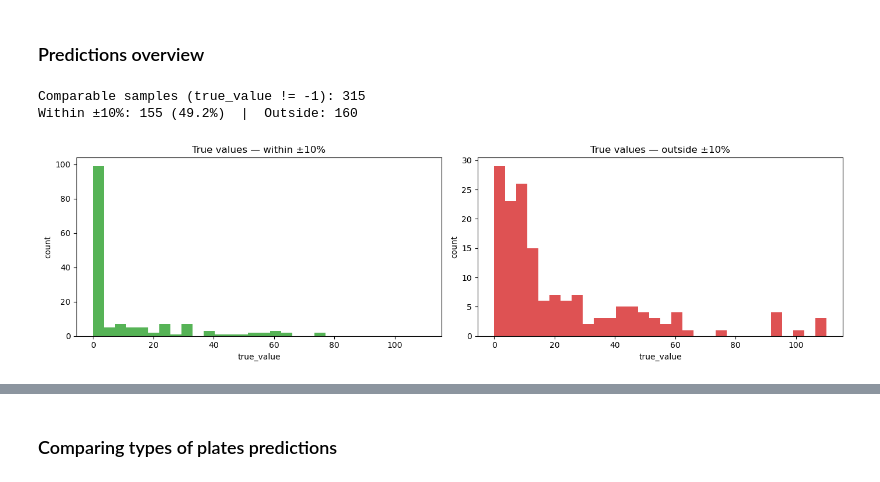
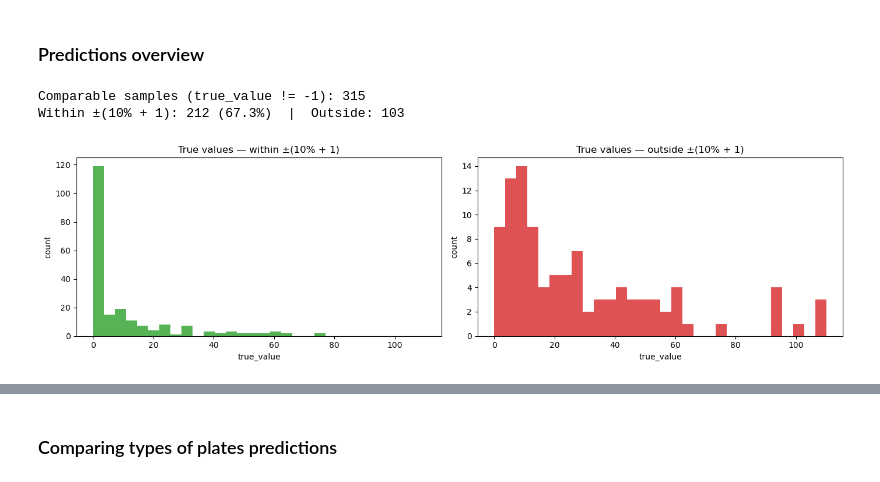
Before and after one commit to JulienErblandEPFL/Colony_counter, a Jupyter notebook: data_analysis.ipynb, the cells around one changed output, grey strips where cells are left out. Cells and saved outputs as stored; diff of their text form; code cells hidden in the pictures.

Commit message:
New margin of error : 10%+1

```diff
--- a/data_analysis.ipynb
+++ b/data_analysis.ipynb
@@ -527,13 +527,19 @@ else:
 ### Predictions overview
 # %%
 
-# Nouvelle cellule : comparaison predicted_count vs true_value (marge 10%)
+# Nouvelle cellule : comparaison predicted_count vs true_value (marge 10% + 1)
 import pandas as pd
 import numpy as np
 import matplotlib.pyplot as plt
 
-PRED_CSV = "pipeline_results_augmented.csv"
-preds = pd.read_csv(PRED_CSV)
+PRED_CSV = "z.csv"
+# Si le fichier n'existe pas, commentez la ligne ci-dessous ou adaptez le chemin
+try:
+    preds = pd.read_csv(PRED_CSV)
+except FileNotFoundError:
+    print(f"Fichier {PRED_CSV} introuvable. Assurez-vous qu'il est dans le répertoire.")
+    # Pour l'exemple, on peut créer un DataFrame vide ou simuler des données si nécessaire
+    preds = pd.DataFrame(columns=['predicted_count', 'true_value'])
 
 # Coerce en numérique (les cases vides deviennent NaN)
 preds['predicted_count'] = pd.to_numeric(preds['predicted_count'], errors='coerce')
@@ -542,71 +548,78 @@ preds['true_value'] = pd.to_numeric(preds['true_value'], errors='coerce')
 # Exclure les cas non comparables (true_value == -1 = uncountable)
 comp = preds[preds['true_value'] != -1].copy()
 
-# Définir la condition "within 10%"
-def within_10pct(row):
+# Définir la condition "within 10% + 1"
+def within_tolerance(row):
     tv = row['true_value']
     pc = row['predicted_count']
     if np.isnan(pc) or np.isnan(tv):
         return False
-    if tv == 0:
-        # tolérance absolue pour zéro (autorise petites prédictions proches de 0)
-        return abs(pc) <= 0.5
-    return abs(pc - tv) <= 0.10 * tv
 
-comp['within_10pct'] = comp.apply(within_10pct, axis=1)
+    # Nouvelle marge : 10% de la valeur réelle + 1 unité
+    # Condition : |predicted - true| <= (0.10 * true + 1)
+    tolerance = 0.10 * tv + 1
+    return abs(pc - tv) <= tolerance
+
+comp['within_tol'] = comp.apply(within_tolerance, axis=1)
 
 # Résumé
 n_total = len(comp)
-n_within = comp['within_10pct'].sum()
+n_within = comp['within_tol'].sum()
 n_out = n_total - n_within
 pct_within = 100 * n_within / n_total if n_total else 0
 
 print(f"Comparable samples (true_value != -1): {n_total}")
-print(f"Within ±10%: {n_within} ({pct_within:.1f}%)  |  Outside: {n_out}")
+print(f"Within ±(10% + 1): {n_within} ({pct_within:.1f}%)  |  Outside: {n_out}")
 
 # Histogrammes côte à côte : true_value pour bons vs mauvais
 bins = np.histogram_bin_edges(comp['true_value'].dropna(), bins=30)
 
-fig, axes = plt.subplots(1,2, figsize=(14,4))
-axes[0].hist(comp[comp['within_10pct']]['true_value'], bins=bins, color='tab:green', alpha=0.8)
-axes[0].set_title('True values — within ±10%')
+fig, axes = plt.subplots(1, 2, figsize=(14, 4))
+axes[0].hist(comp[comp['within_tol']]['true_value'], bins=bins, color='tab:green', alpha=0.8)
+axes[0].set_title('True values — within ±(10% + 1)')
 axes[0].set_xlabel('true_value')
 axes[0].set_ylabel('count')
 
-axes[1].hist(comp[~comp['within_10pct']]['true_value'], bins=bins, color='tab:red', alpha=0.8)
-axes[1].set_title('True values — outside ±10%')
+axes[1].hist(comp[~comp['within_tol']]['true_value'], bins=bins, color='tab:red', alpha=0.8)
+axes[1].set_title('True values — outside ±(10% + 1)')
 axes[1].set_xlabel('true_value')
 axes[1].set_ylabel('count')
 
 plt.tight_layout()
 plt.show()
 
-# Scatter predicted vs true avec lignes ±10%
+# Scatter predicted vs true avec lignes ±(10% + 1)
 tv = comp['true_value']
 pc = comp['predicted_count']
 mask_valid = ~pc.isna()
 
-plt.figure(figsize=(6,6))
-plt.scatter(tv[mask_valid & comp['within_10pct']], pc[mask_valid & comp['within_10pct']],
-            color='tab:green', label='within ±10%', alpha=0.7)
-plt.scatter(tv[mask_valid & ~comp['within_10pct']], pc[mask_valid & ~comp['within_10pct']],
-            color='tab:red', label='outside ±10%', alpha=0.7)
+plt.figure(figsize=(6, 6))
+plt.scatter(tv[mask_valid & comp['within_tol']], pc[mask_valid & comp['within_tol']],
+            color='tab:green', label='within ±(10% + 1)', alpha=0.7)
+plt.scatter(tv[mask_valid & ~comp['within_tol']], pc[mask_valid & ~comp['within_tol']],
+            color='tab:red', label='outside ±(10% + 1)', alpha=0.7)
 
-# identite et bandes
-lims = [0, max(tv.max(), pc.max(skipna=True) if not pc.dropna().empty else 1)]
-plt.plot(lims, lims, 'k--', linewidth=1)  # y = x
-plt.plot(lims, [l*1.10 for l in lims], 'k:', linewidth=1)  # +10%
-plt.plot(lims, [l*0.90 for l in lims], 'k:', linewidth=1)  # -10%
+# Identité et bandes
+lims_max = max(tv.max(), pc.max(skipna=True) if not pc.dropna().empty else 1)
+x_vals = np.linspace(0, lims_max, 100)
 
-plt.xlim(lims)
-plt.ylim(lims)
+plt.plot([0, lims_max], [0, lims_max], 'k--', linewidth=1)  # y = x
+
+# Bandes de tolérance : y = x ± (0.1x + 1)
+# Upper limit: y = 1.1x + 1
+plt.plot(x_vals, 1.10 * x_vals + 1, 'k:', linewidth=1)
+# Lower limit: y = 0.9x - 1
+plt.plot(x_vals, 0.90 * x_vals - 1, 'k:', linewidth=1)
+
+plt.xlim([0, lims_max])
+plt.ylim([0, lims_max])
 plt.xlabel('true_value')
 plt.ylabel('predicted_count')
-plt.title('predicted_count vs true_value (±10% bands)')
+plt.title('predicted_count vs true_value (±(10% + 1) bands)')
 plt.legend()
 plt.grid(alpha=0.3)
 plt.show()
 # %% [output]
 Comparable samples (true_value != -1): 315
-Within ±10%: 155 (49.2%)  |  Outside: 160
+Within ±(10% + 1): 212 (67.3%)  |  Outside: 103
-[figure, old version]
+[figure, new version]
```
Also changed, not shown: parts of 1 cell of this notebook, 2 other files.
